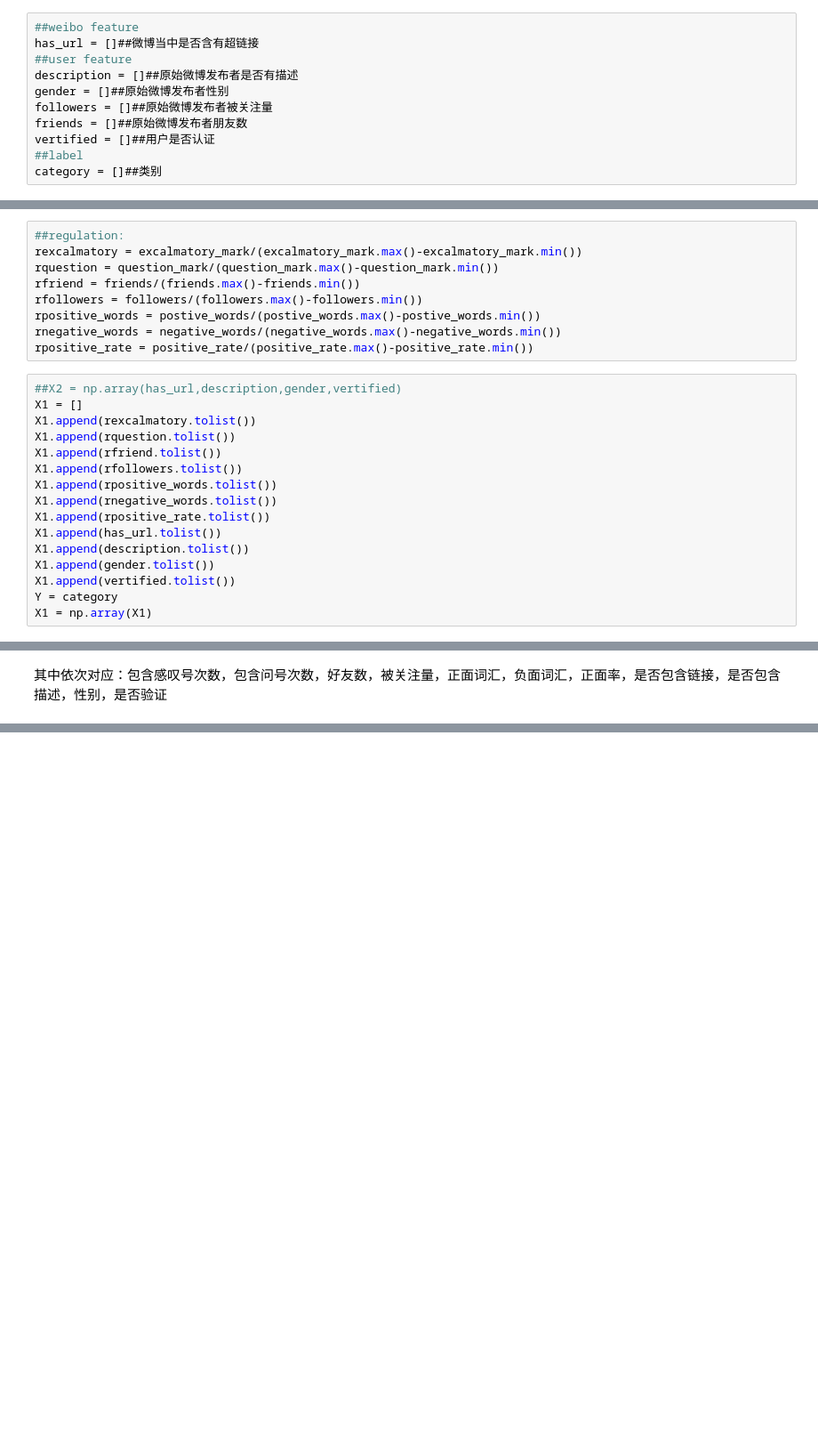
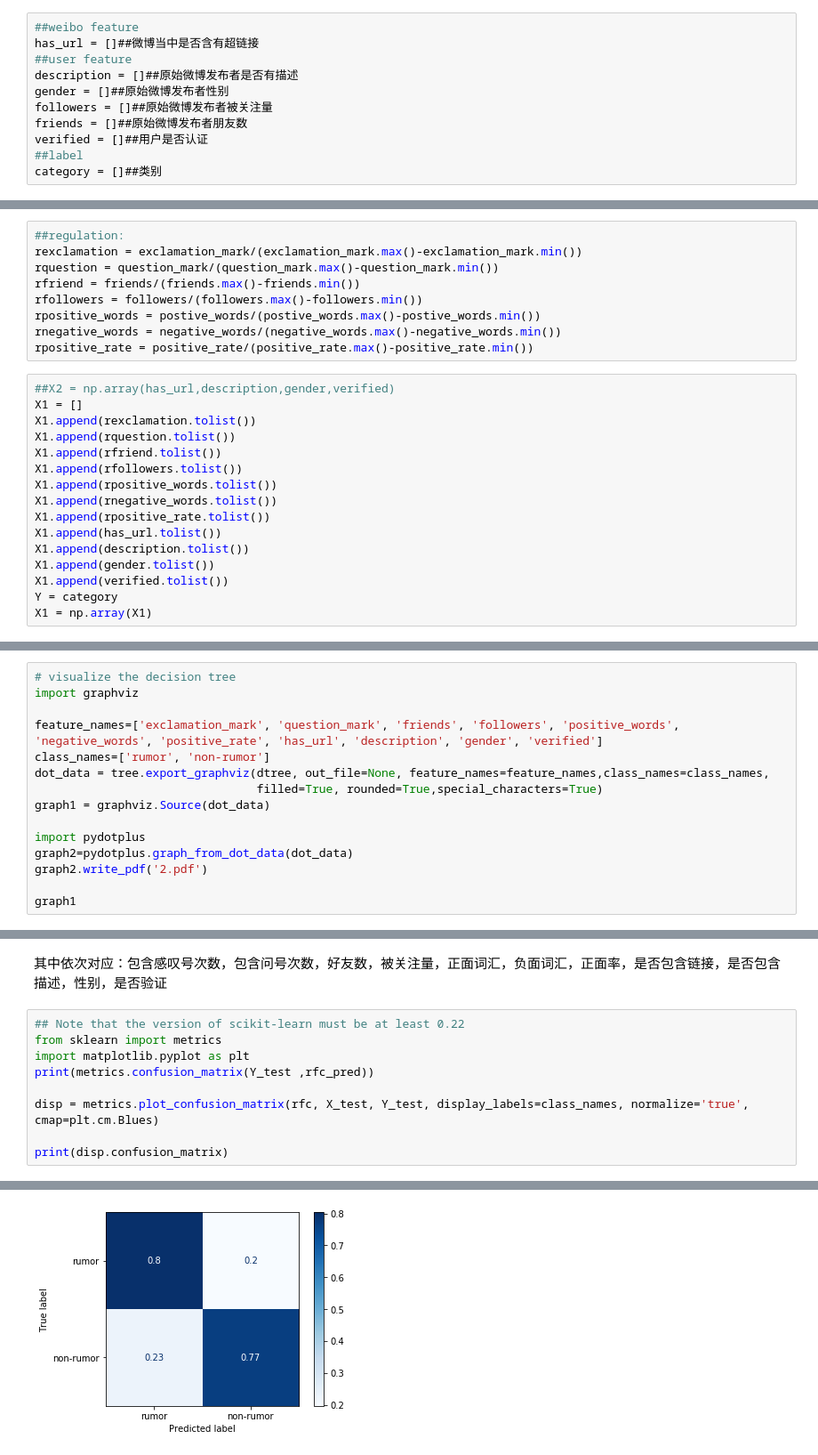
Before and after one commit to halfin/Intro-to-ds-rumor-project, a Jupyter notebook: final_project.ipynb, the cells around one changed output, grey strips where cells are left out. Shown at 89% size. Cells and saved outputs as stored; diff of their text form; blank space fills up the shorter version.

Commit message:
ZhuSimo 12.23 15p.m. Two Visualzation and Evaluation (with some small correction)

```diff
--- a/final_project.ipynb
+++ b/final_project.ipynb
@@ -31,7 +31,7 @@ description = []##原始微博发布者是否有描述
 gender = []##原始微博发布者性别
 followers = []##原始微博发布者被关注量
 friends = []##原始微博发布者朋友数
-vertified = []##用户是否认证
+verified = []##用户是否认证
 ##label
 category = []##类别
 # %%
@@ -151,7 +151,7 @@ print(' For labels, number of 1 is:',np.count_nonzero(category),'number of 0 is:
  For labels, number of 1 is: 1451 number of 0 is: 1849
 # %%
 ##regulation:
-rexcalmatory = excalmatory_mark/(excalmatory_mark.max()-excalmatory_mark.min())
+rexclamation = exclamation_mark/(exclamation_mark.max()-exclamation_mark.min())
 rquestion = question_mark/(question_mark.max()-question_mark.min())
 rfriend = friends/(friends.max()-friends.min())
 rfollowers = followers/(followers.max()-followers.min())
@@ -159,9 +159,9 @@ rpositive_words = postive_words/(postive_words.max()-postive_words.min())
 rnegative_words = negative_words/(negative_words.max()-negative_words.min())
 rpositive_rate = positive_rate/(positive_rate.max()-positive_rate.min())
 # %%
-##X2 = np.array(has_url,description,gender,vertified)
+##X2 = np.array(has_url,description,gender,verified)
 X1 = []
-X1.append(rexcalmatory.tolist())
+X1.append(rexclamation.tolist())
 X1.append(rquestion.tolist())
 X1.append(rfriend.tolist())
 X1.append(rfollowers.tolist())
@@ -171,7 +171,7 @@ X1.append(rpositive_rate.tolist())
 X1.append(has_url.tolist())
 X1.append(description.tolist())
 X1.append(gender.tolist())
-X1.append(vertified.tolist())
+X1.append(verified.tolist())
 Y = category
 X1 = np.array(X1)
 # %%
@@ -244,0 +245,15 @@ The accuracy of the Decision Tree is 0.6787878787878788
+# %%
+# visualize the decision tree
+import graphviz
+
+feature_names=['exclamation_mark', 'question_mark', 'friends', 'followers', 'positive_words', 'negative_words', 'positive_rate', 'has_url', 'description', 'gender', 'verified']
+class_names=['rumor', 'non-rumor']
+dot_data = tree.export_graphviz(dtree, out_file=None, feature_names=feature_names,class_names=class_names,
+                                filled=True, rounded=True,special_characters=True)
+graph1 = graphviz.Source(dot_data)
+
+import pydotplus
+graph2=pydotplus.graph_from_dot_data(dot_data)
+graph2.write_pdf('2.pdf')
+
+graph1
@@ -384,2 +411,12 @@ print(rfcf.feature_importances_)
 # %% [markdown]
 其中依次对应：包含感叹号次数，包含问号次数，好友数，被关注量，正面词汇，负面词汇，正面率，是否包含链接，是否包含描述，性别，是否验证
+# %%
+## Note that the version of scikit-learn must be at least 0.22
+from sklearn import metrics
+import matplotlib.pyplot as plt
+print(metrics.confusion_matrix(Y_test ,rfc_pred))
+
+disp = metrics.plot_confusion_matrix(rfc, X_test, Y_test, display_labels=class_names, normalize='true', cmap=plt.cm.Blues)
+
+print(disp.confusion_matrix)
+# %% [output]
@@ -385,0 +427 @@ print(rfcf.feature_importances_)
+[figure, added]
```
Also changed, not shown: parts of 16 cells of this notebook, 1 other file.
